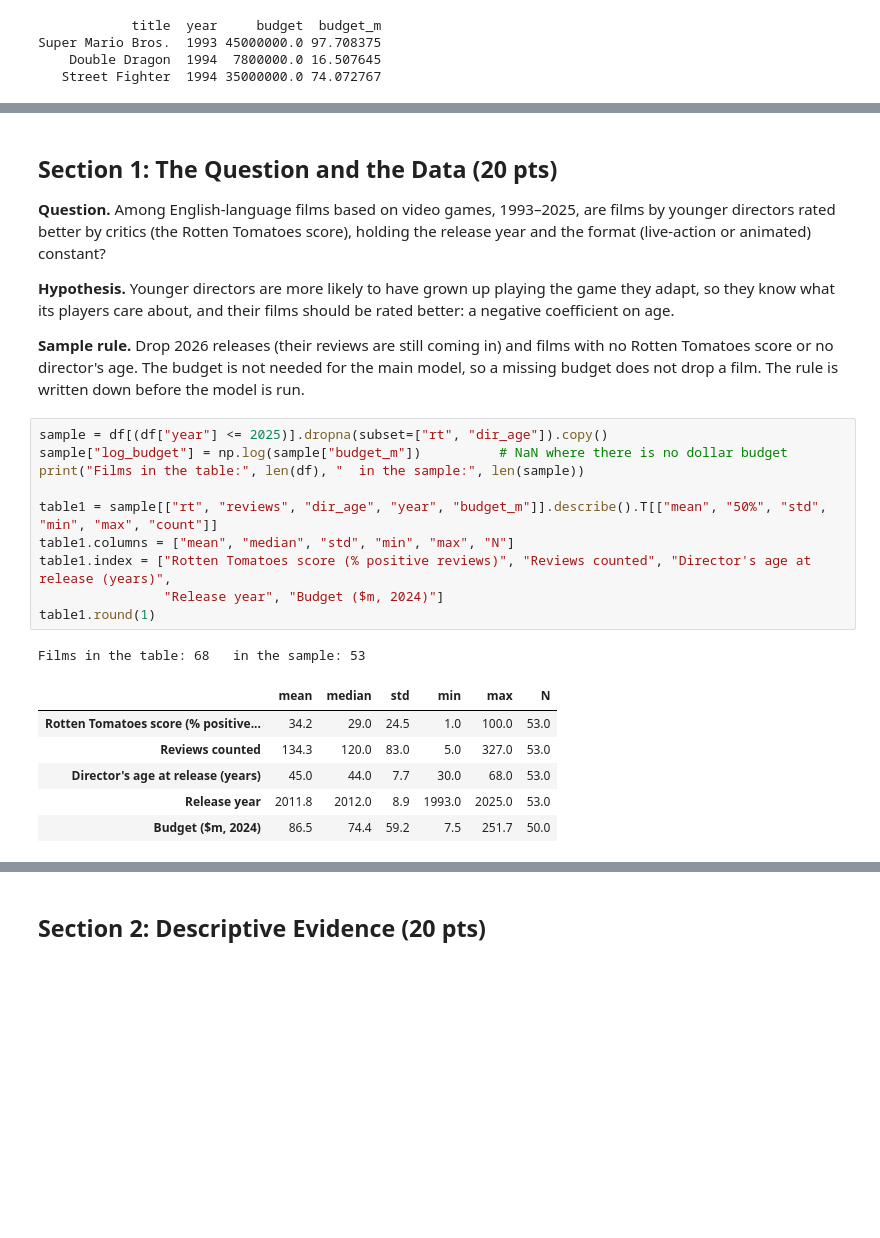
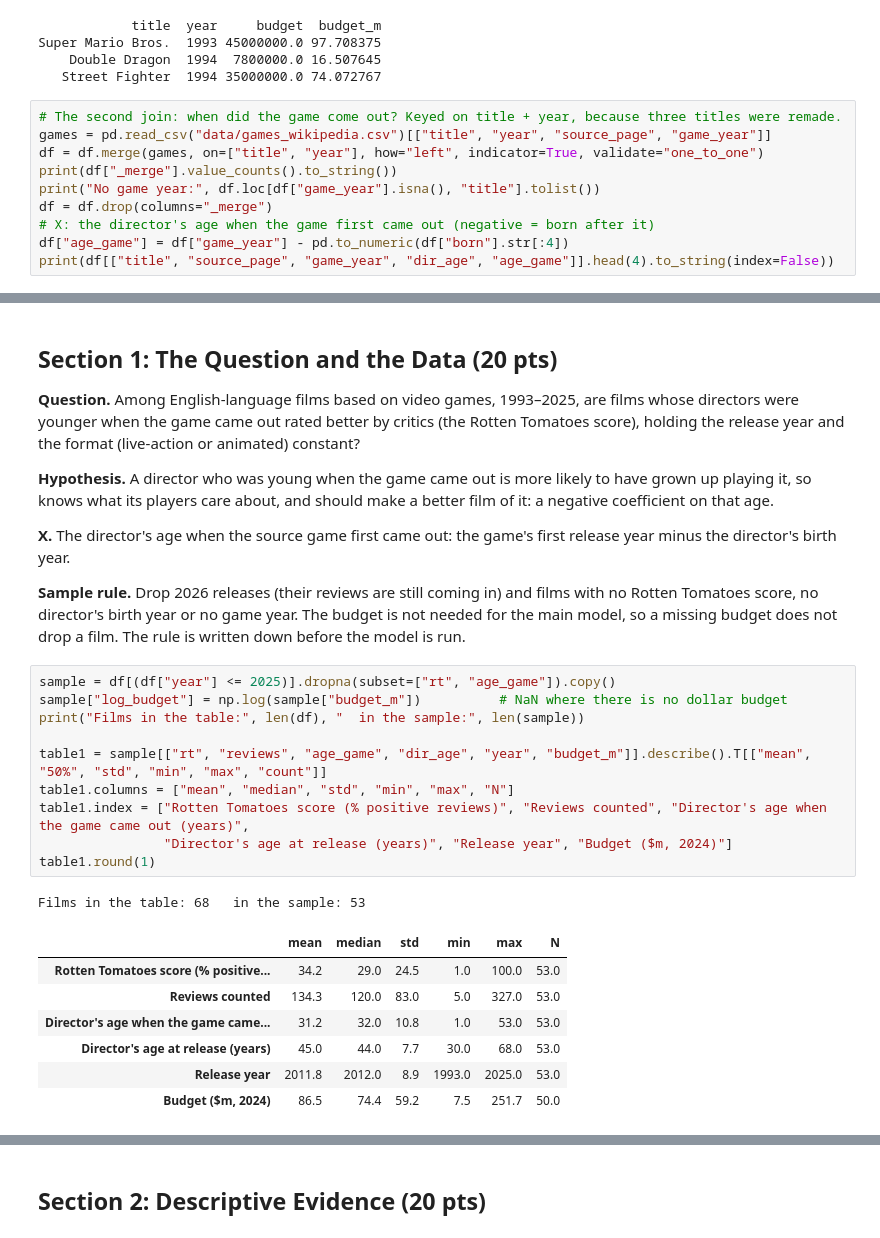
Before and after one commit to RyanPiao/econ3916-midterm-example, a Jupyter notebook: midterm-example-movies.ipynb, the cells around one changed output, grey strips where cells are left out. Cells and saved outputs as stored; diff of their text form; blank space fills up the shorter version.

```diff
--- a/midterm-example-movies.ipynb
+++ b/midterm-example-movies.ipynb
@@ -177,3 +178,13 @@ print(df[["title", "year", "budget", "budget_m"]].head(3).to_string(index=False)
 Super Mario Bros.  1993 45000000.0 97.708375
     Double Dragon  1994  7800000.0 16.507645
    Street Fighter  1994 35000000.0 74.072767
+# %%
+# The second join: when did the game come out? Keyed on title + year, because three titles were remade.
+games = pd.read_csv("data/games_wikipedia.csv")[["title", "year", "source_page", "game_year"]]
+df = df.merge(games, on=["title", "year"], how="left", indicator=True, validate="one_to_one")
+print(df["_merge"].value_counts().to_string())
+print("No game year:", df.loc[df["game_year"].isna(), "title"].tolist())
+df = df.drop(columns="_merge")
+# X: the director's age when the game first came out (negative = born after it)
+df["age_game"] = df["game_year"] - pd.to_numeric(df["born"].str[:4])
+print(df[["title", "source_page", "game_year", "dir_age", "age_game"]].head(4).to_string(index=False))
@@ -180,30 +202,35 @@ Super Mario Bros.  1993 45000000.0 97.708375
 # %% [markdown]
 ## Section 1: The Question and the Data (20 pts)
 
-**Question.** Among English-language films based on video games, 1993–2025, are films by younger directors rated
-better by critics (the Rotten Tomatoes score), holding the release year and the format (live-action or animated) constant?
+**Question.** Among English-language films based on video games, 1993–2025, are films whose directors were younger
+when the game came out rated better by critics (the Rotten Tomatoes score), holding the release year and the format
+(live-action or animated) constant?
 
-**Hypothesis.** Younger directors are more likely to have grown up playing the game they adapt, so they know what its
-players care about, and their films should be rated better: a negative coefficient on age.
+**Hypothesis.** A director who was young when the game came out is more likely to have grown up playing it, so knows
+what its players care about, and should make a better film of it: a negative coefficient on that age.
 
-**Sample rule.** Drop 2026 releases (their reviews are still coming in) and films with no Rotten Tomatoes score or no
-director's age. The budget is not needed for the main model, so a missing budget does not drop a film. The rule is
-written down before the model is run.
+**X.** The director's age when the source game first came out: the game's first release year minus the director's
+birth year.
+
+**Sample rule.** Drop 2026 releases (their reviews are still coming in) and films with no Rotten Tomatoes score, no
+director's birth year or no game year. The budget is not needed for the main model, so a missing budget does not drop
+a film. The rule is written down before the model is run.
 # %%
-sample = df[(df["year"] <= 2025)].dropna(subset=["rt", "dir_age"]).copy()
+sample = df[(df["year"] <= 2025)].dropna(subset=["rt", "age_game"]).copy()
 sample["log_budget"] = np.log(sample["budget_m"])          # NaN where there is no dollar budget
 print("Films in the table:", len(df), "  in the sample:", len(sample))
 
-table1 = sample[["rt", "reviews", "dir_age", "year", "budget_m"]].describe().T[["mean", "50%", "std", "min", "max", "count"]]
+table1 = sample[["rt", "reviews", "age_game", "dir_age", "year", "budget_m"]].describe().T[["mean", "50%", "std", "min", "max", "count"]]
 table1.columns = ["mean", "median", "std", "min", "max", "N"]
-table1.index = ["Rotten Tomatoes score (% positive reviews)", "Reviews counted", "Director's age at release (years)",
-                "Release year", "Budget ($m, 2024)"]
+table1.index = ["Rotten Tomatoes score (% positive reviews)", "Reviews counted", "Director's age when the game came out (years)",
+                "Director's age at release (years)", "Release year", "Budget ($m, 2024)"]
 table1.round(1)
 # %% [output]
 Films in the table: 68   in the sample: 53
 |  | mean | median | std | min | max | N |
 | Rotten Tomatoes score (% positive... | 34.2 | 29.0 | 24.5 | 1.0 | 100.0 | 53.0 |
 | Reviews counted | 134.3 | 120.0 | 83.0 | 5.0 | 327.0 | 53.0 |
+| Director's age when the game came... | 31.2 | 32.0 | 10.8 | 1.0 | 53.0 | 53.0 |
 | Director's age at release (years) | 45.0 | 44.0 | 7.7 | 30.0 | 68.0 | 53.0 |
 | Release year | 2011.8 | 2012.0 | 8.9 | 1993.0 | 2025.0 | 53.0 |
 | Budget ($m, 2024) | 86.5 | 74.4 | 59.2 | 7.5 | 251.7 | 50.0 |
```
Also changed, not shown: parts of 16 cells of this notebook, 4 other files.
